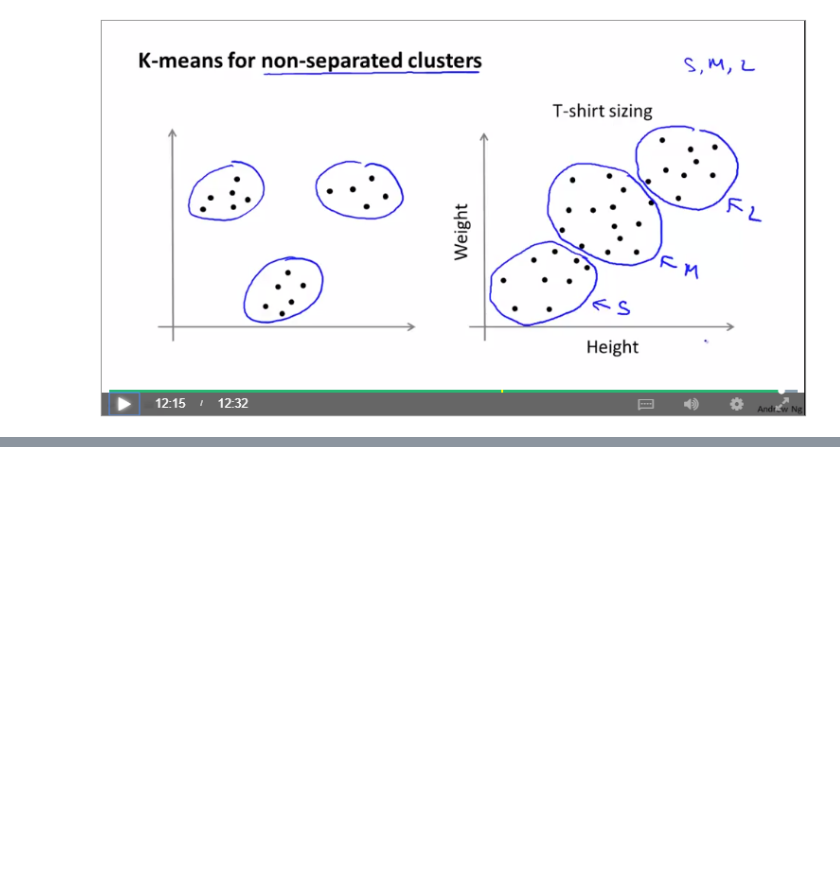
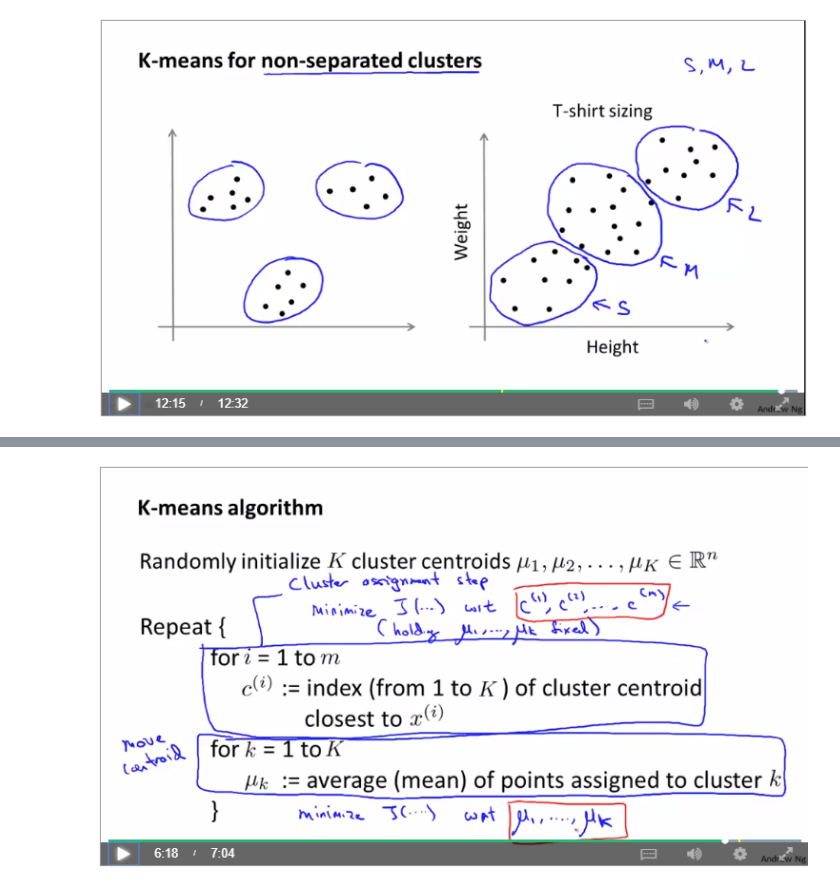
Before and after one commit to louloret/Andrew-NG-Machine-Learning, a Jupyter notebook: Week8_Unsupervised_Learning-checkpoint.ipynb, the cells around one changed output, grey strips where cells are left out. Saved outputs shown, nothing was run; the diff lists cells and outputs as text; code cells hidden in the pictures; blank space fills up the shorter version.

```diff
--- a/Week8_Unsupervised_Learning-checkpoint.ipynb
+++ b/Week8_Unsupervised_Learning-checkpoint.ipynb
@@ -105,0 +131,4 @@ Image(filename =  path + "algo3.png")
+# %%
+Image(filename =  path + "second_step.png")
+# %% [output]
+[figure, added]
```
Also changed, not shown: parts of 21 cells of this notebook.
